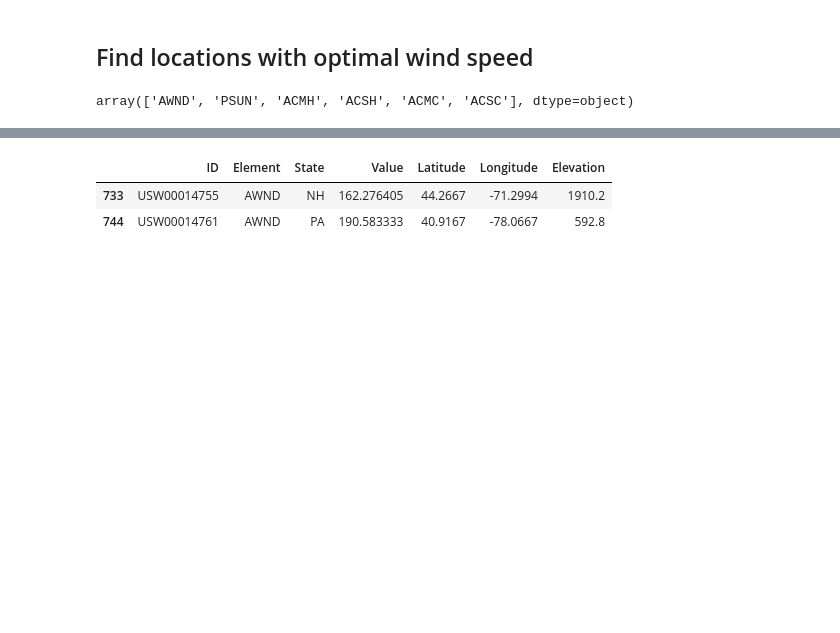
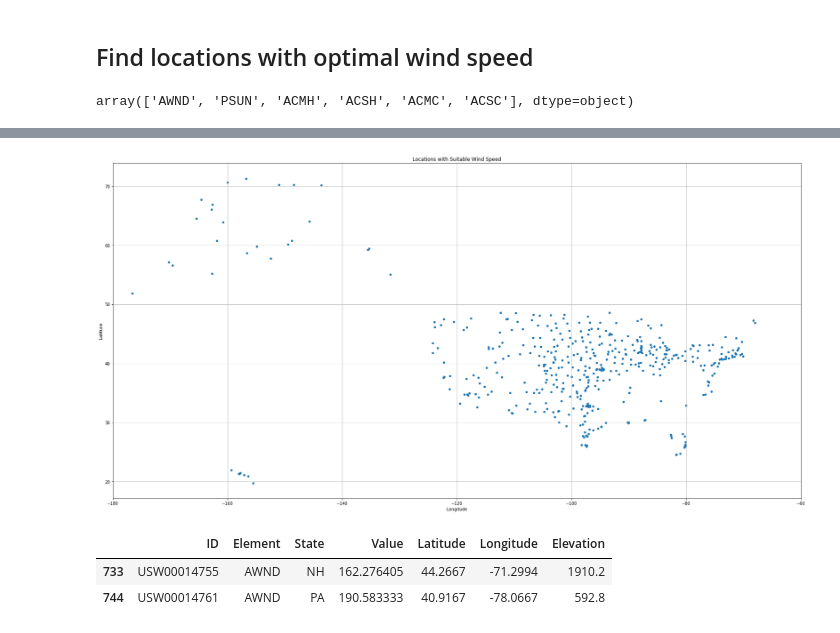
Before and after one commit to vienvo/AlternativeEnergy, a Jupyter notebook: notebooks/Vien/vvo_working_file.ipynb, the cells around one changed output, grey strips where cells are left out. Saved outputs shown, nothing was run; the diff lists cells and outputs as text; code cells hidden in the pictures; blank space fills up the shorter version.

```diff
--- a/notebooks/Vien/vvo_working_file.ipynb
+++ b/notebooks/Vien/vvo_working_file.ipynb
@@ -105,3 +140,12 @@ suitable_winds.to_csv('Suitable_Wind.csv', index = False)
+# %%
+# Plot all stations with suitable wind speed data
+suitable_winds.plot(kind="scatter", x='Longitude', y='Latitude', grid = True,
+       figsize = (30,15), title="Locations with Suitable Wind Speed")
+plt.xlim(-180,-60)
+plt.savefig('Locations with Suitable Wind Speed.png')
+plt.show()
+# %% [output]
+[figure, added]
 # %%
 # Optimal wind speed: 10–15 m/s, 36–54 kph (10–15 m/s) produces maximum generation power.
 # Convert wind speed to tenths of m/s
```
Also changed, not shown: parts of 10 cells of this notebook.
